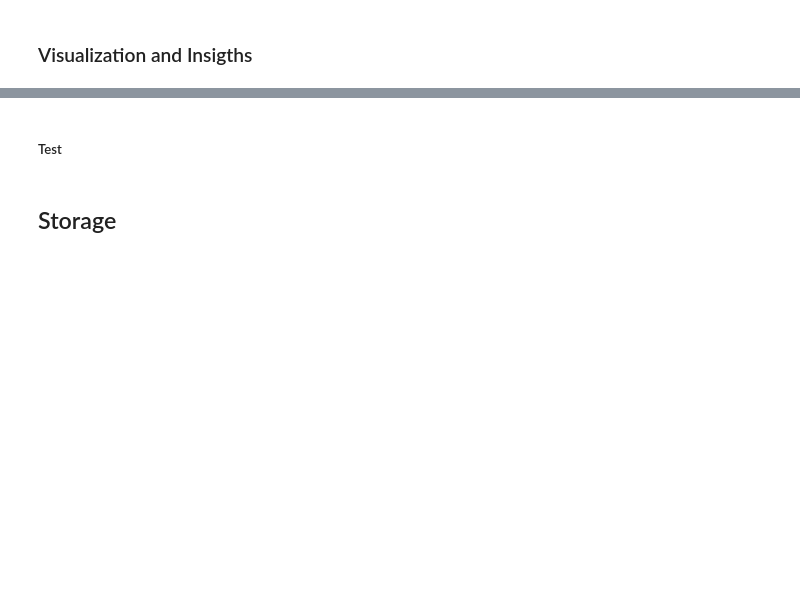
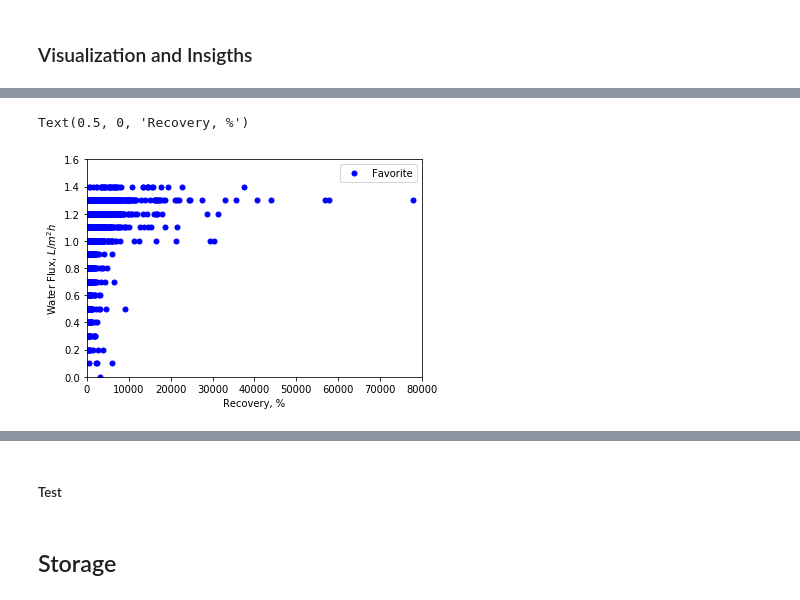
Before and after one commit to miniermatar/udacity_project_5_data_wrangling, a Jupyter notebook: wrangle_act.ipynb, the cells around one changed output, grey strips where cells are left out. Cells and saved outputs as stored; diff of their text form; code cells hidden in the pictures; blank space fills up the shorter version.

```diff
--- a/wrangle_act.ipynb
+++ b/wrangle_act.ipynb
@@ -1190,0 +1225,16 @@ df_clean.head(10)
+# %%
+df=df_clean
+fig, ax1 = plt.subplots()
+#fig.figsize()
+ax1.plot(df_clean['retweet_count'], df_clean['normalized_score'] ,label='Favorite', c='b', ms=5, marker='o',ls=None, lw=0, markevery=1)
+#ax1.plot(df.iloc[:,1], df.iloc[:,3], label='Co-current', c='r', ms=5, marker='s',ls="--", lw=1, markevery=1)
+ax1.legend(loc=0)
+ax1.set(xlim=(0, 80000), ylim=(0, 1.6))
+ax1.set_ylabel('Water Flux, $L/m^{2} h$')
+ax1.set_xlabel('Recovery, %')
+#plt.figure(figsize=(6,3))
+#plt.savefig('tyrecovery.png', format='png', dpi=300)
+#plt.grid(b=False,which="Major",axis='both')
+# %% [output]
+Text(0.5, 0, 'Recovery, %')
+[figure, added]
```
Also changed, not shown: parts of 34 cells of this notebook.
